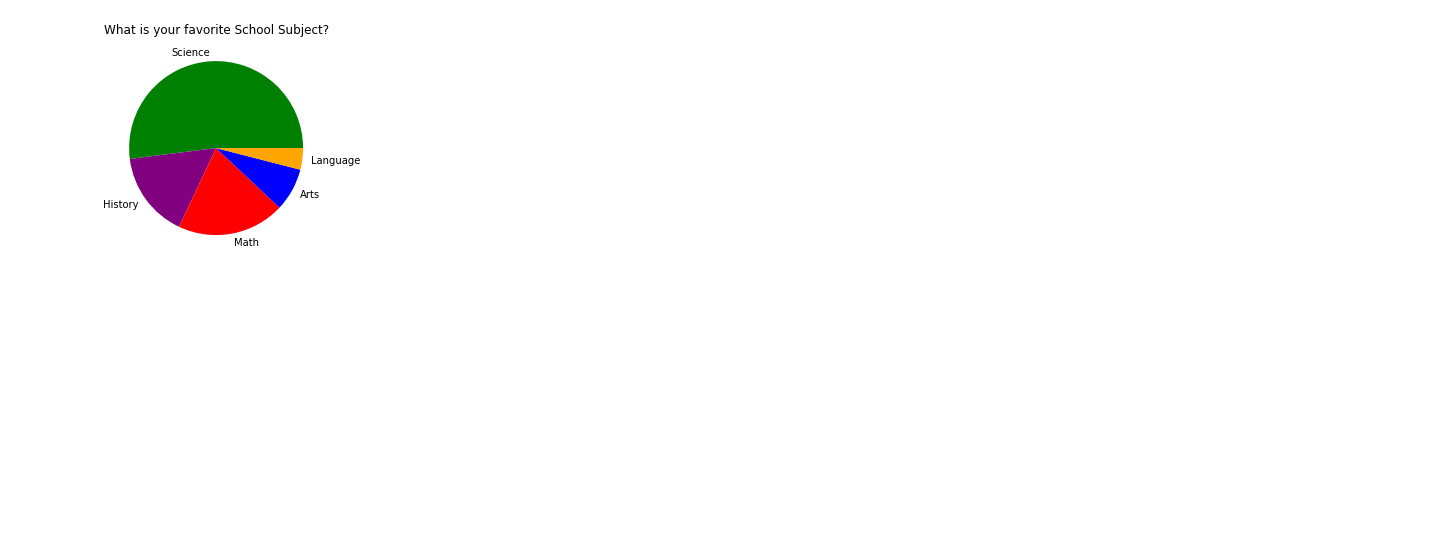
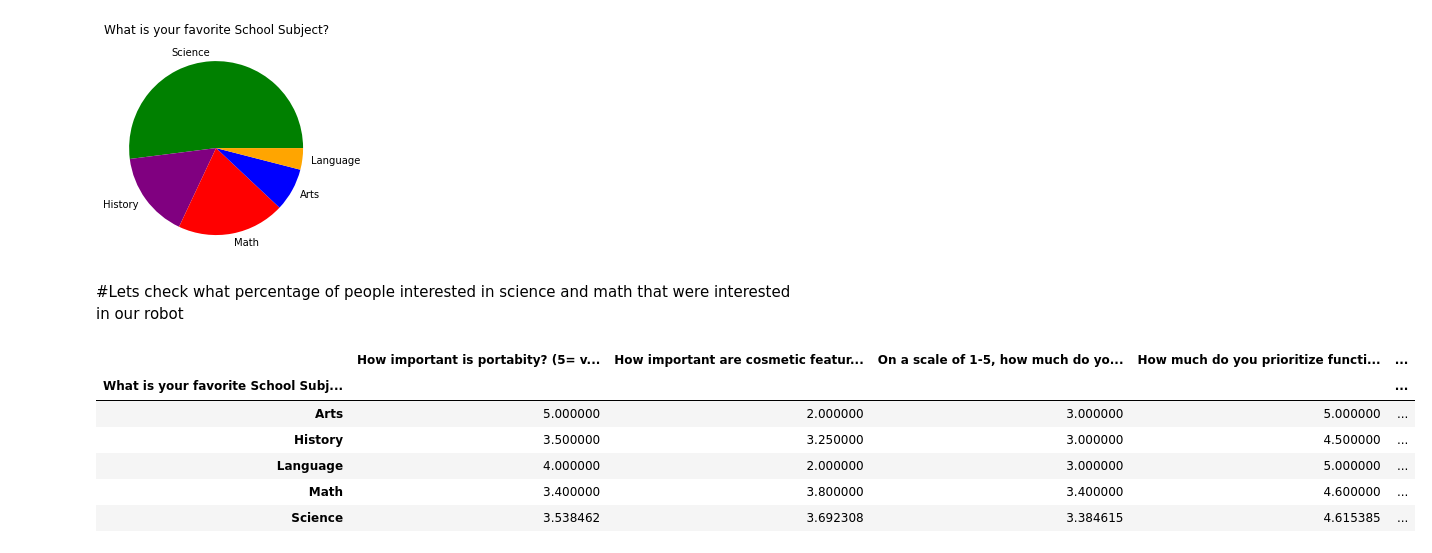
Before and after one commit to Johnnykoch02/GoogleCollabStuff, a Jupyter notebook: StatAnalysisFromRobotSurvey.ipynb, the cells around one changed output. Drawn from its saved outputs; the diff is of its cells as text; code cells hidden in the pictures; blank space fills up the shorter version.

```diff
--- a/StatAnalysisFromRobotSurvey.ipynb
+++ b/StatAnalysisFromRobotSurvey.ipynb
@@ -223,3 +223,17 @@ plt.title('What is your favorite School Subject?')
 print()
 # %% [output]
 [figure]
+# %% [markdown]
+#Lets check what percentage of people interested in science and math that were interested in our robot
+# %%
+by_subject = data.groupby(['What is your favorite School Subject?']).mean()
+
+by_subject
+# %% [output]
+|  | How important is portabity? (5= v... | How important are cosmetic featur... | On a scale of 1-5, how much do yo... | How much do you prioritize functi... | ... |
+| What is your favorite School Subj... |  |  |  |  | ... |
+| Arts | 5.000000 | 2.000000 | 3.000000 | 5.000000 | ... |
+| History | 3.500000 | 3.250000 | 3.000000 | 4.500000 | ... |
+| Language | 4.000000 | 2.000000 | 3.000000 | 5.000000 | ... |
+| Math | 3.400000 | 3.800000 | 3.400000 | 4.600000 | ... |
+| Science | 3.538462 | 3.692308 | 3.384615 | 4.615385 | ... |
```
Also changed, not shown: parts of 4 cells of this notebook.
